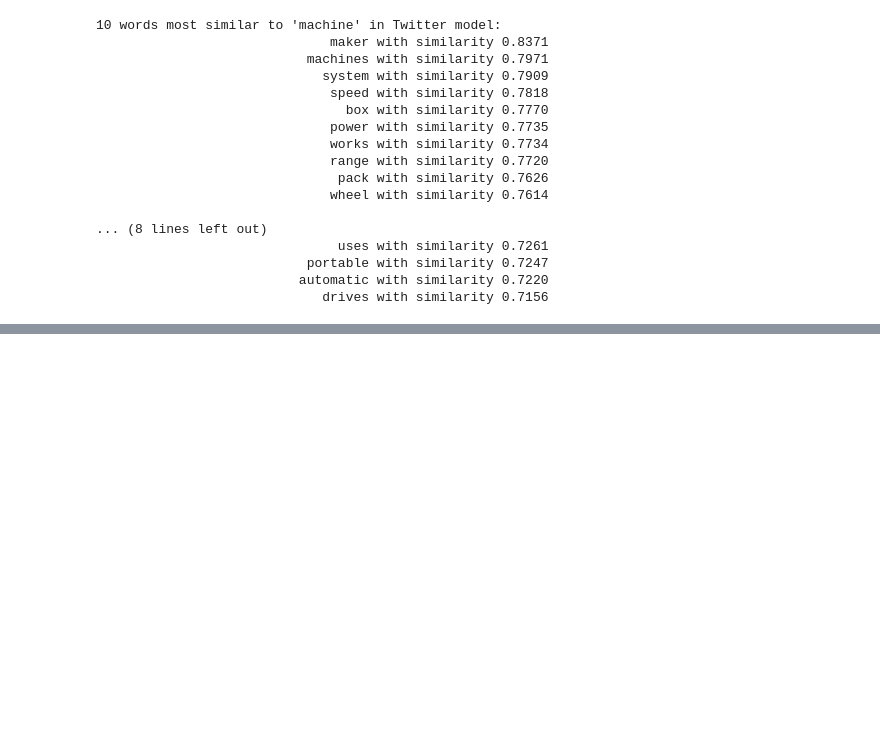
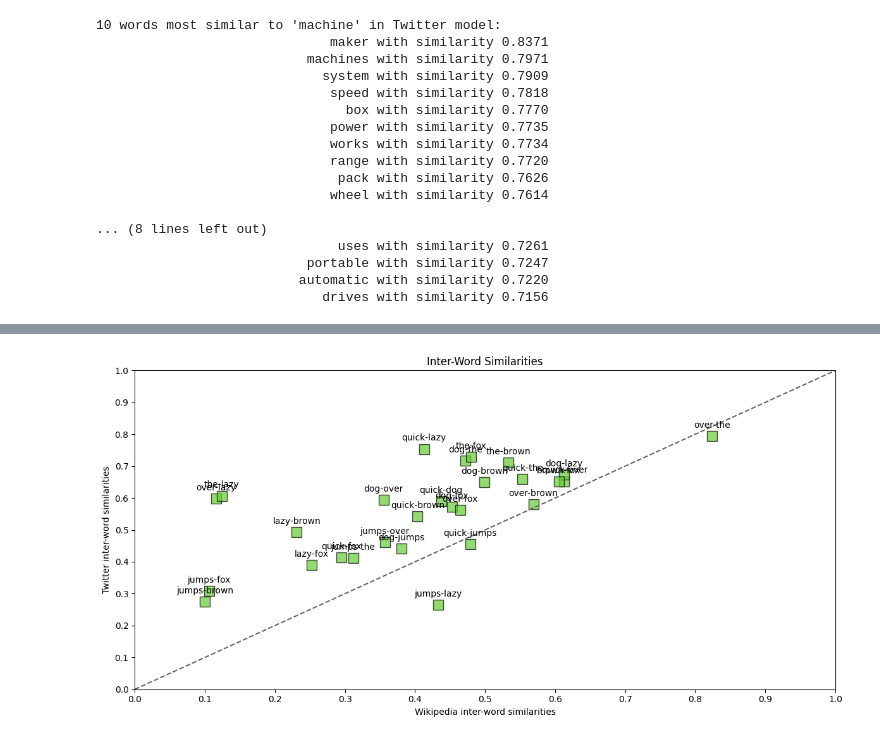
Before and after one commit to hacar864/My-LLM-Journey, a Jupyter notebook: 10_wikip_vs_twitter_embeddings.ipynb, the cells around one changed output, grey strips where cells are left out. Cells and saved outputs as stored; diff of their text form; code cells hidden in the pictures; blank space fills up the shorter version.

```diff
--- a/10_wikip_vs_twitter_embeddings.ipynb
+++ b/10_wikip_vs_twitter_embeddings.ipynb
@@ -102,0 +151,16 @@ for word,sim in wiki_mostSim10:
+# %%
+plt.figure(figsize=(12,6))
+
+for col in range(8):
+    for row in range(col+1,8):
+        plt.plot(similarities[row,col,1],similarities[row,col,0],"sk",markersize="12",alpha=.7,markerfacecolor=[.4,.8,.2])
+        plt.text(similarities[row,col,1],similarities[row,col,0]+.02,f"{words[col]}-{words[row]}",va="bottom",ha="center")
+
+xylims = [0,1]
+plt.plot(xylims,xylims,'--',color=[.4,.4,.4])
+
+plt.gca().set(xticks=np.arange(0, 1.1, 0.1),yticks=np.arange(0, 1.1, 0.1),xlabel="Wikipedia inter-word similarities",ylabel="Twitter inter-word similarities",title="Inter-Word Similarities",xlim=(0,1),ylim=(0,1))
+plt.tight_layout()
+plt.show()
+# %% [output]
+[figure, added]
```
Also changed, not shown: parts of 7 cells of this notebook.
